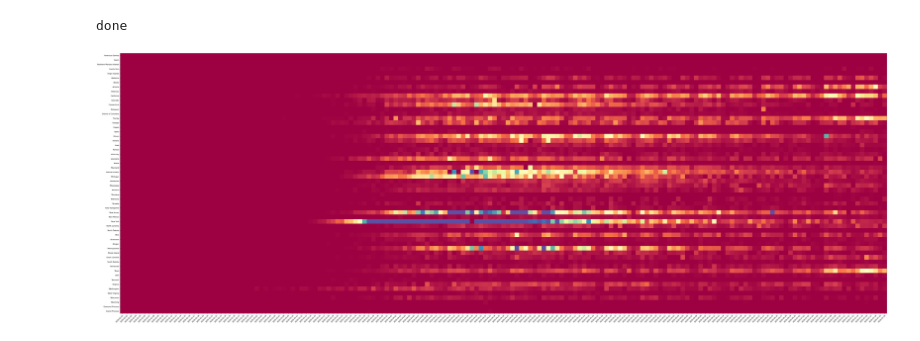
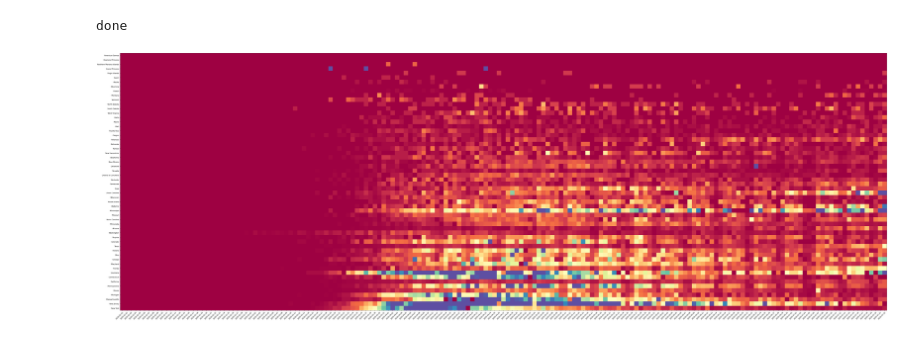
Before and after one commit to mkluge/covid-19, a Jupyter notebook: data/US Plot dpd.ipynb, the cells around one changed output. Saved outputs shown, nothing was run; the diff lists cells and outputs as text; code cells hidden in the pictures.

```diff
--- a/data/US Plot dpd.ipynb
+++ b/data/US Plot dpd.ipynb
@@ -6,52 +6,74 @@ import numpy as np
 import matplotlib.pyplot as plt
 import math
 
+max_d_p1m = 100
+
 # data has one row per day for all counties
 data = pd.read_csv("us_deaths.csv", parse_dates=True, dayfirst=False)
 
 us_states = data['Province/State'].unique()
+population = {}
+for state in us_states:
+    maxval = data[data['Province/State']==state][['Population']].max()
+    population[state] = int(maxval)
 dates = data['Date'].unique()[10:]
 dpd=[]
 
+pos = 0
+order = []
 for state in us_states:
     s_data = data[data['Province/State']==state][['Date','Case']]
     s_data = s_data.groupby('Date').sum()
+    summe = s_data['Case'].sum()
+    order.append((pos,summe))
+    pos = pos + 1
     l = s_data['Case'].diff(1).tolist()[10:]
     # leave out negative value
+    pop = population[state]
+    if pop==0:
+        pop = 2670
     l = [d if d>0 else 0 for d in l]
-    l = [d if d<300 else 300 for d in l]
+    l = [(1000000*d/pop) if (1000000*d/pop)<max_d_p1m else max_d_p1m for d in l]
+#    l = [d if d<300 else 300 for d in l]
 #    l = [math.sqrt(d) if (d>0 and d<300) else 0 for d in l]
     # fix freak data in New Jersey
 #    l = [d if d<200 else np.nan for d in l]
     dpd.append(l)
+
+# sort by count
+order = sorted( order, key=lambda x: x[1])
+order = [x for (x,_) in order]
+
+us_states = [us_states[i] for i in order]
+dpd = [dpd[i] for i in order]
 
 dpd = np.array(dpd)
 
 fig, ax = plt.subplots()
 im = ax.imshow(dpd, cmap="Spectral")
 
 # We want to show all ticks...
 ax.set_xticks(np.arange(len(dates)))
 ax.set_yticks(np.arange(len(us_states)))
 # ... and label them with the respective list entries
 ax.set_xticklabels(dates)
 ax.set_yticklabels(us_states)
 
 # Rotate the tick labels and set their alignment.
 plt.setp(ax.get_xticklabels(), rotation=45, ha="right",
          rotation_mode="anchor")
 
 # Loop over data dimensions and create text annotations.
 #for i in range(len(us_states)):
 #    for j in range(len(dates)):
 #        text = ax.text(j, i, dpd[i, j],
 #                       ha="center", va="center", color="w")
 
 
 fig = plt.gcf()
 fig.set_size_inches(80, 30)
 fig.savefig('d.jpeg', dpi=100)
 print("done")
 # %% [output]
 done
-[figure, old version]
+[figure, new version]
```
